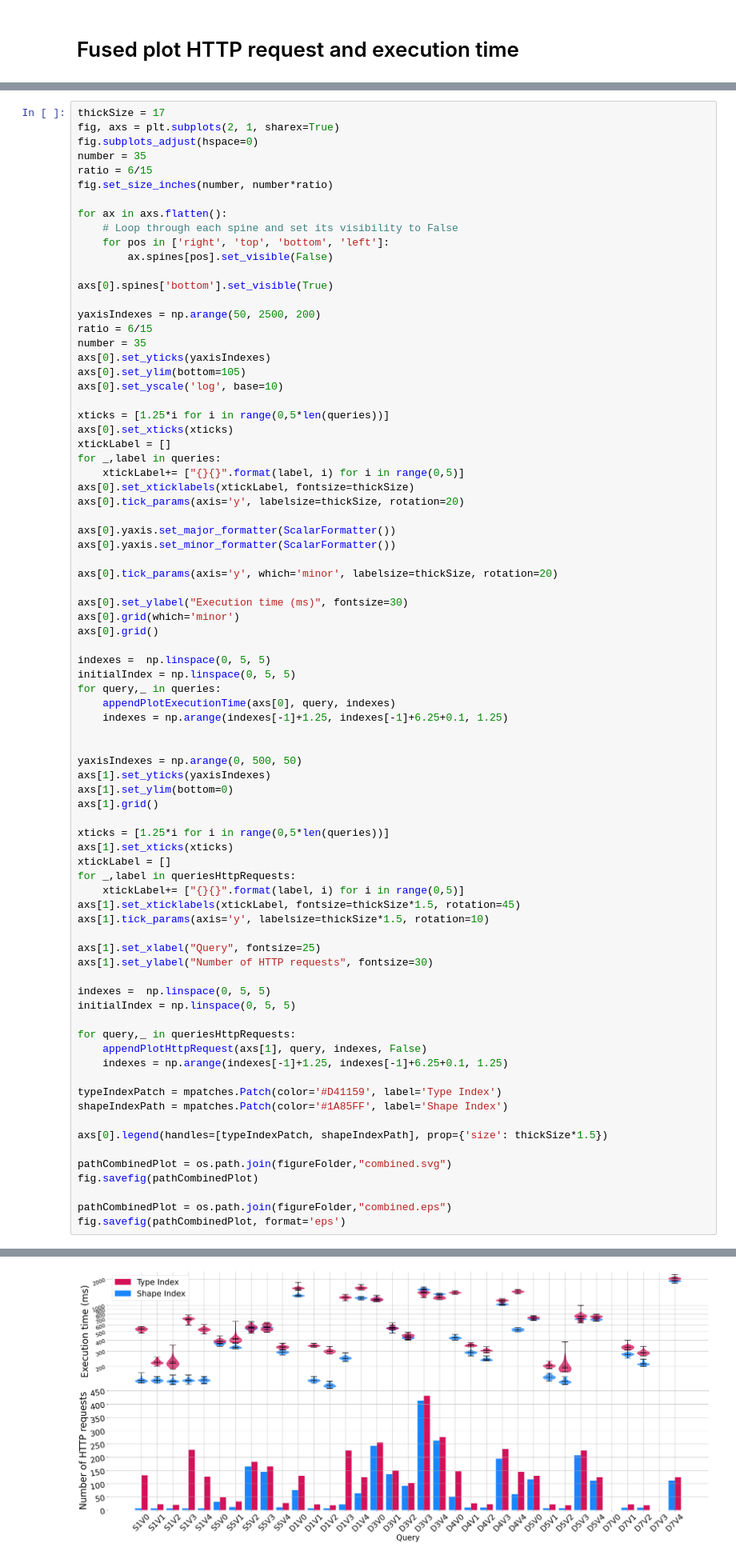
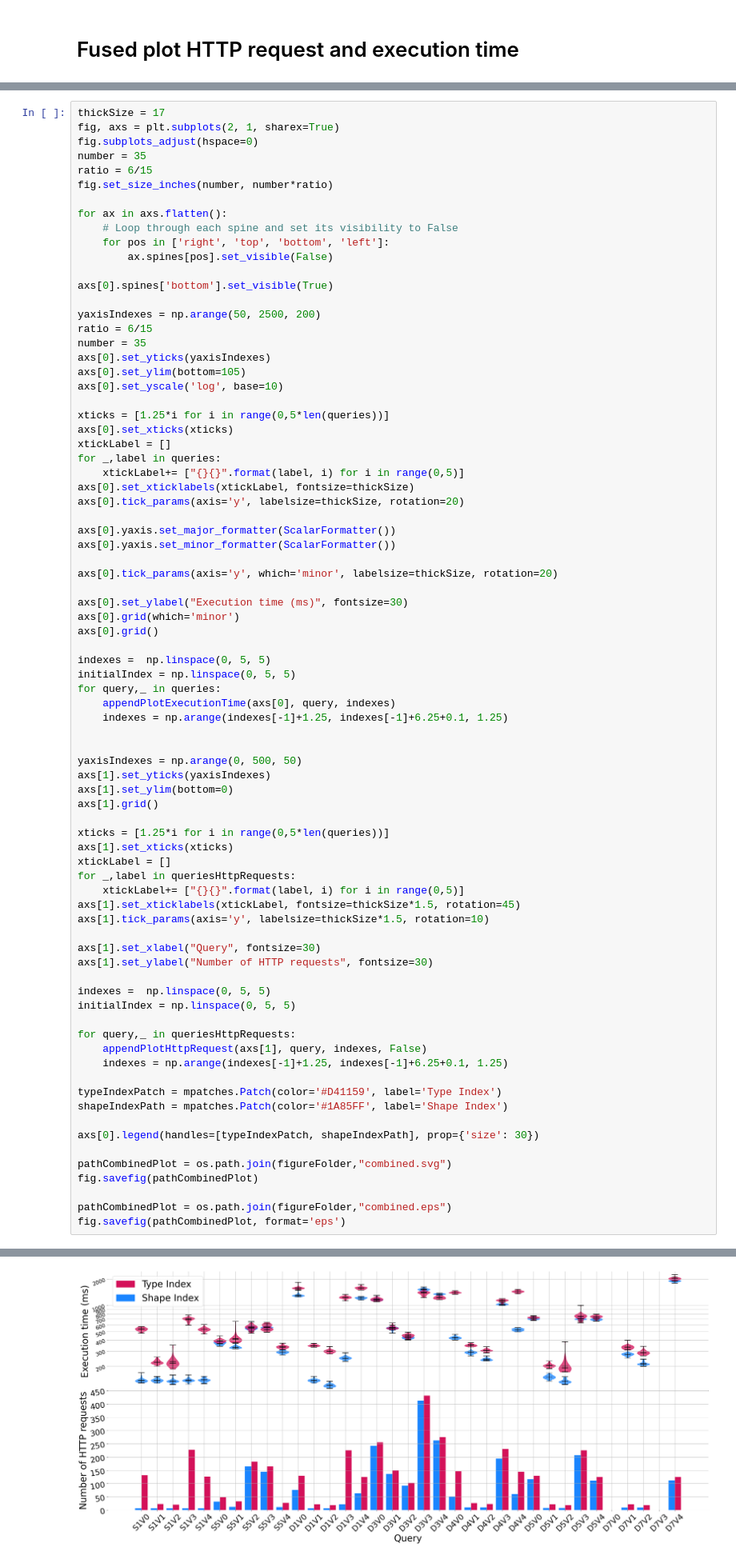
Before and after one commit to constraintAutomaton/amw_shape_index_results, a Jupyter notebook: result/analysis.ipynb, the cells around one changed output, grey strips where cells are left out. Shown at 80% size. Saved outputs shown, nothing was run; the diff lists cells and outputs as text.

Commit message:
size of the font of the label of the figure made bigger

```diff
--- a/result/analysis.ipynb
+++ b/result/analysis.ipynb
@@ -617,36 +617,36 @@ axs[1].set_ylim(bottom=0)
 axs[1].grid()
 
 xticks = [1.25*i for i in range(0,5*len(queries))]
 axs[1].set_xticks(xticks)
 xtickLabel = []
 for _,label in queriesHttpRequests:
     xtickLabel+= ["{}{}".format(label, i) for i in range(0,5)]
 axs[1].set_xticklabels(xtickLabel, fontsize=thickSize*1.5, rotation=45)
 axs[1].tick_params(axis='y', labelsize=thickSize*1.5, rotation=10)
 
-axs[1].set_xlabel("Query", fontsize=25)
+axs[1].set_xlabel("Query", fontsize=30)
 axs[1].set_ylabel("Number of HTTP requests", fontsize=30)
 
 indexes =  np.linspace(0, 5, 5)
 initialIndex = np.linspace(0, 5, 5)
 
 for query,_ in queriesHttpRequests:
     appendPlotHttpRequest(axs[1], query, indexes, False)
     indexes = np.arange(indexes[-1]+1.25, indexes[-1]+6.25+0.1, 1.25)
 
 typeIndexPatch = mpatches.Patch(color='#D41159', label='Type Index')
 shapeIndexPath = mpatches.Patch(color='#1A85FF', label='Shape Index')
 
-axs[0].legend(handles=[typeIndexPatch, shapeIndexPath], prop={'size': thickSize*1.5})
+axs[0].legend(handles=[typeIndexPatch, shapeIndexPath], prop={'size': 30})
 
 pathCombinedPlot = os.path.join(figureFolder,"combined.svg")
 fig.savefig(pathCombinedPlot)
 
 pathCombinedPlot = os.path.join(figureFolder,"combined.eps")
 fig.savefig(pathCombinedPlot, format='eps')
 # %% [output]
 The PostScript backend does not support transparency; partially transparent artists will be rendered opaque.
-[figure, old version]
+[figure, new version]
 # %% [markdown]
 # Table of result
 # %% [markdown]
```
Also changed, not shown: 2 other files.
